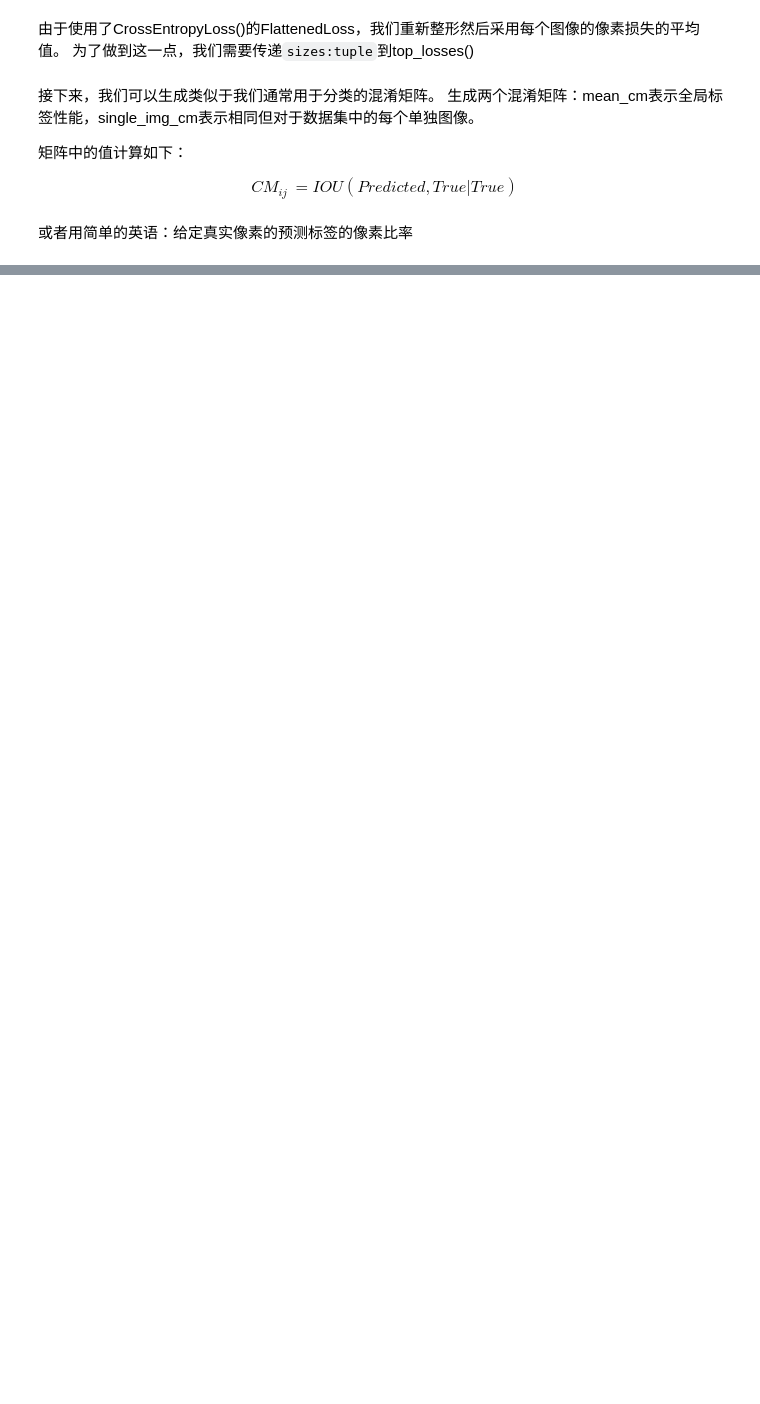
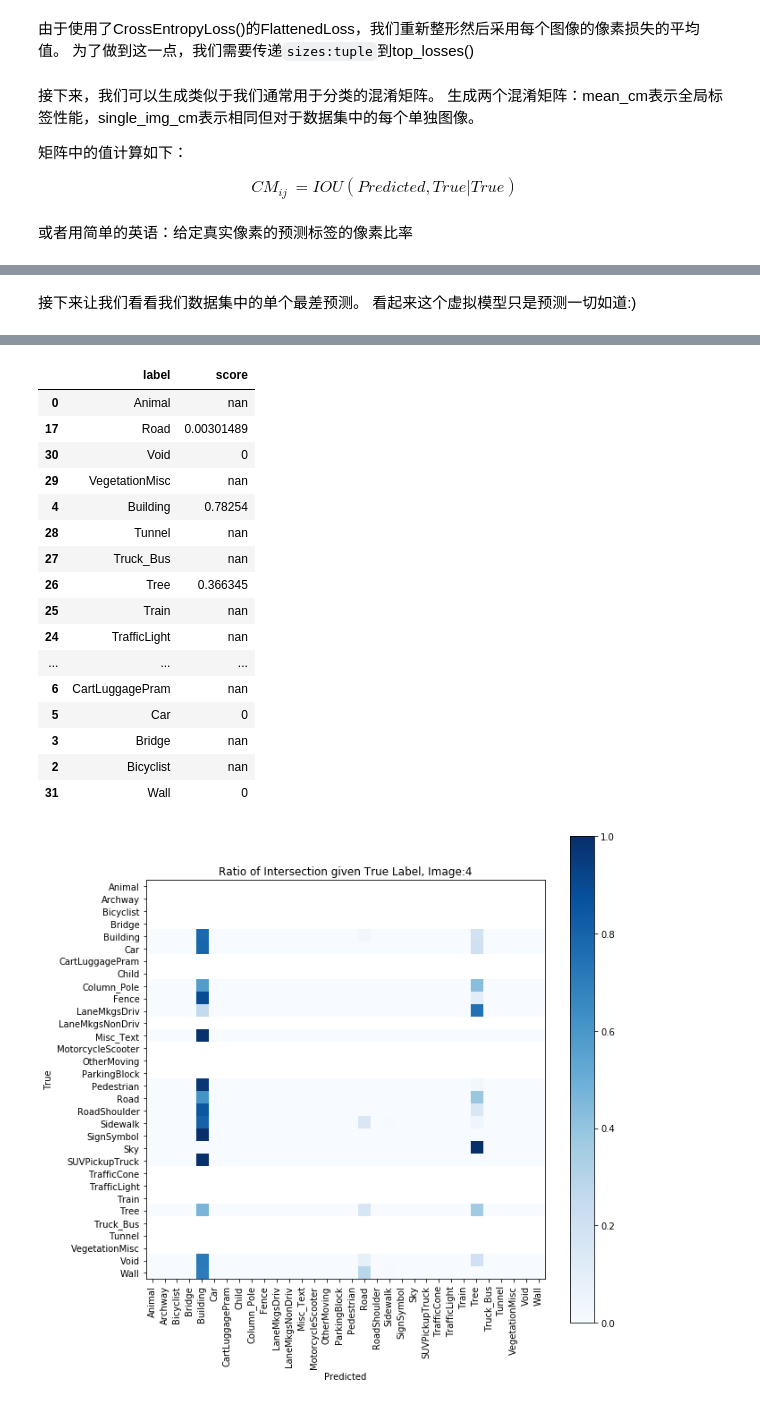
Before and after one commit to neoguo0601/Fast.AI-API-, a Jupyter notebook: 2.Applications/2.Vision/3.Vision.interpret.ipynb, the cells around one changed output, grey strips where cells are left out. Cells and saved outputs as stored; diff of their text form; code cells hidden in the pictures; blank space fills up the shorter version.

```diff
--- a/2.Applications/2.Vision/3.Vision.interpret.ipynb
+++ b/2.Applications/2.Vision/3.Vision.interpret.ipynb
@@ -99,0 +151,7 @@ top_losses, top_idxs = interp.top_losses(sizes=(128,128))
+# %% [markdown]
+接下来让我们看看我们数据集中的单个最差预测。 看起来这个虚拟模型只是预测一切如道:)
+# %%
+i = top_idxs[0]
+df = interp._plot_intersect_cm(single_img_cm[i], f"Ratio of Intersection given True Label, Image:{i}")
+df
+# %% [output]
@@ -99,0 +175,18 @@ top_losses, top_idxs = interp.top_losses(sizes=(128,128))
+|  | label | score |
+| 0 | Animal | nan |
+| 17 | Road | 0.00301489 |
+| 30 | Void | 0 |
+| 29 | VegetationMisc | nan |
+| 4 | Building | 0.78254 |
+| 28 | Tunnel | nan |
+| 27 | Truck_Bus | nan |
+| 26 | Tree | 0.366345 |
+| 25 | Train | nan |
+| 24 | TrafficLight | nan |
+| ... | ... | ... |
+| 6 | CartLuggagePram | nan |
+| 5 | Car | 0 |
+| 3 | Bridge | nan |
+| 2 | Bicyclist | nan |
+| 31 | Wall | 0 |
+[figure, added]
```
Also changed, not shown: parts of 15 cells of this notebook, 15 other files.
